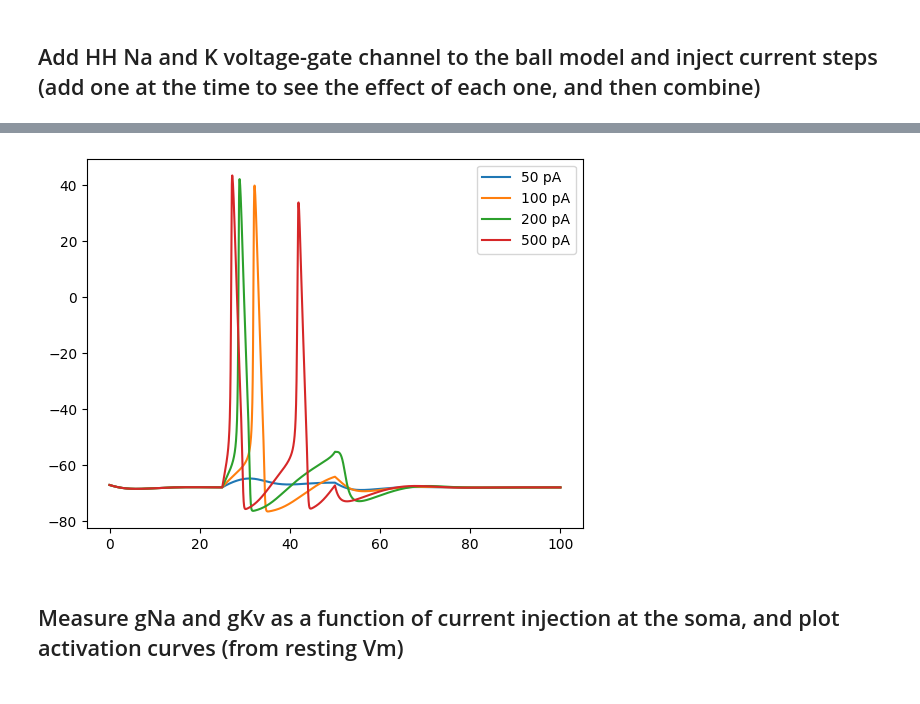
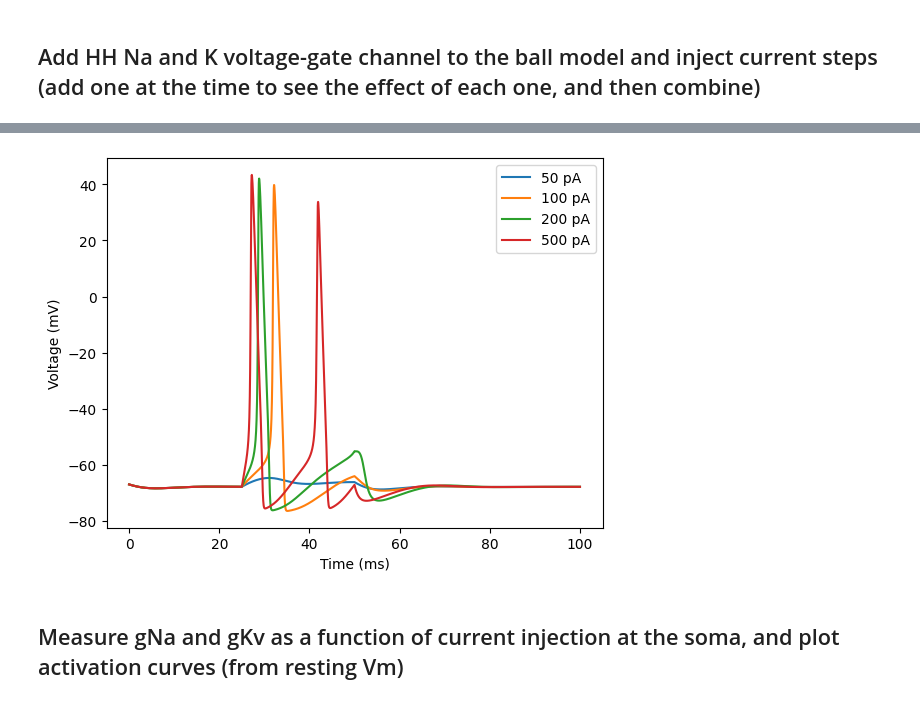
Before and after one commit to mkollo/NEURON_DEMO, a Jupyter notebook: NEURON_demo.ipynb, the cells around one changed output, grey strips where cells are left out. Drawn from its saved outputs; the diff is of its cells as text; code cells hidden in the pictures.

```diff
--- a/NEURON_demo.ipynb
+++ b/NEURON_demo.ipynb
@@ -111,7 +112,7 @@ def sim_voltage_response(segment, i_stim, v_init=-70, tstop = 400):
 def plot_voltage_response(t, voltage, current, title=""):
     f, (ax_v, ax_c) = plt.subplots(2,1, figsize=(5,3), gridspec_kw = {'height_ratios':[3, 1]})
     ax_v.plot(t,voltage, 'darkblue')
-    ax_c.plot(t,current*1000, 'darkred')
+    ax_c.plot(t,current*1000, 'crimson')
 
     ax_v.set_ylabel('Voltage (mV)')
     ax_v.spines['right'].set_visible(False)
@@ -120,10 +121,8 @@ def plot_voltage_response(t, voltage, current, title=""):
     ax_v.get_xaxis().set_visible(False)
 
 
-    ax_c.set_ylabel('I (nA)')
-    ax_c.set_ylabel('Current (pA)')
-
-    ax_c.set_xlabel('t (ms)')
+    ax_c.set_ylabel('Current (nA)')
+    ax_c.set_xlabel('Time (ms)')
     ax_c.spines['right'].set_visible(False)
     ax_c.spines['top'].set_visible(False)
     f.suptitle(title)
@@ -320,9 +319,11 @@ for ampl in amplitudes:
 # %%
 for ampl in amplitudes:
     plt.plot(t, traces[ampl], label = "%d pA" % ampl)
+plt.xlabel("Time (ms)")
+plt.ylabel("Voltage (mV)")
 plt.legend()
 plt.show()
 # %% [output]
-[figure, old version]
+[figure, new version]
 # %% [markdown]
 <h2>Measure gNa and gKv as a function of current injection at the soma, and plot activation curves (from resting Vm)</h2>
```
Also changed, not shown: parts of 27 cells of this notebook.
